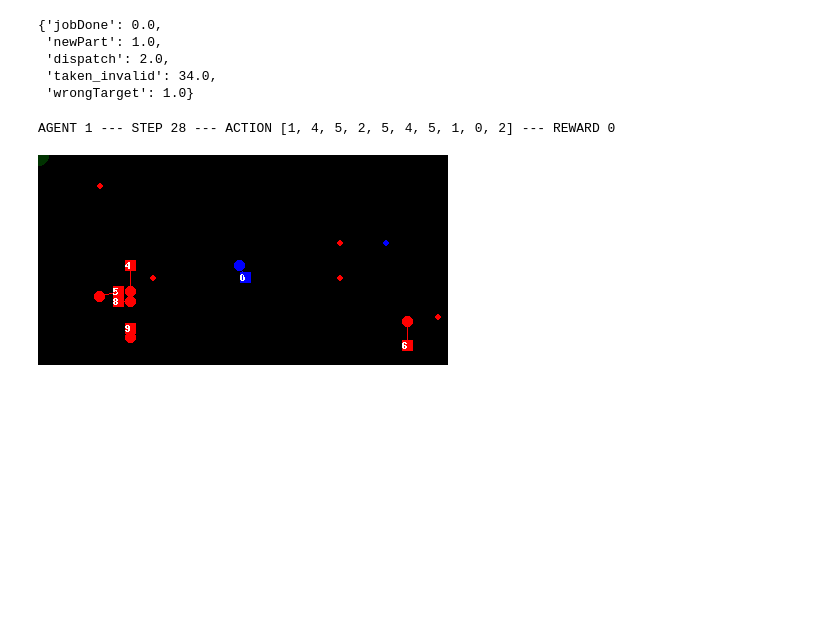
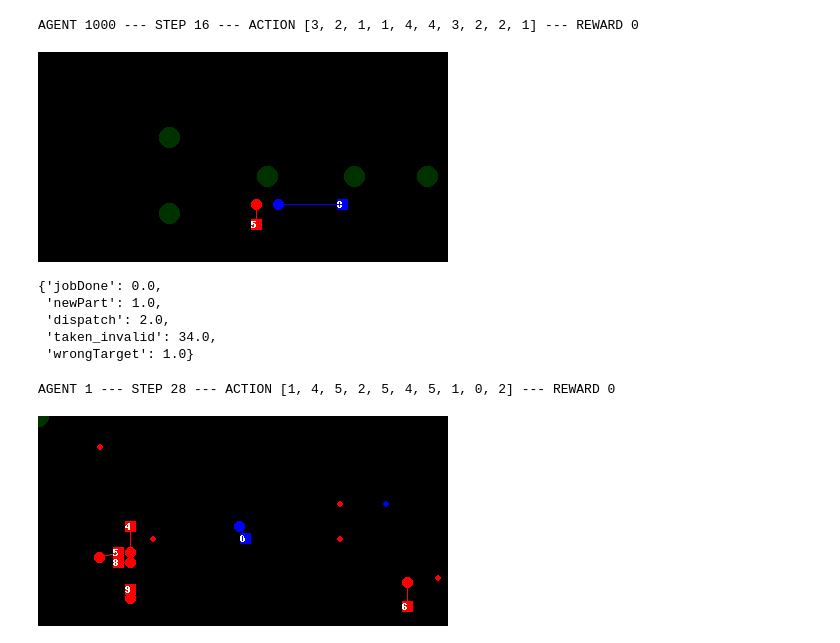
Before and after one commit to tobihoernchen/thesis, a Jupyter notebook: exploration/MiniMatrix/tests.ipynb, the cells around one changed output. Drawn from its saved outputs; the diff is of its cells as text; code cells hidden in the pictures; blank space fills up the shorter version.

```diff
--- a/exploration/MiniMatrix/tests.ipynb
+++ b/exploration/MiniMatrix/tests.ipynb
@@ -7,13 +8,15 @@ import numpy as np
 # %%
 env = Matrix(
-    model_path = "../../envs/Matrix.zip",
-    startport = 51146,
-    max_seconds = 5*60,
-    fleetsize = 6,
+    model_path = "../../envs/MiniMatrix.zip",
+    startport = 51140,
+    max_seconds = 60*60,
+    fleetsize = 2,
     max_fleetsize = 10,
-    pseudo_dispatcher = True,
-    pseudo_dispatcher_distance=0.1,
-    routing_agent_death= True,
+    pseudo_routing = True,
+    pseudo_dispatcher = False,
+    #pseudo_dispatcher_distance=0.1,
+    routing_agent_death= False,
+    #death_on_target = True,
     sim_config = dict(
         dispatch = True,
         routing_ma = True,
@@ -35,4 +38,4 @@ env = Matrix(
 # %%
 chk = RewardCheck(env)
 # %%
-chk.run(1, seed = 0, manual_agents=["0",])
+chk.run(1, seed = 1)
@@ -48,3 +56,8 @@ env.agent_behaviors["0"].stations
+# %%
+chk.replay("1000")
+# %% [output]
+AGENT 1000 --- STEP 16 --- ACTION [3, 2, 1, 1, 4, 4, 3, 2, 2, 1] --- REWARD 0
+[figure, added]
 # %%
 env.statistics
 # %% [output]
```
Also changed, not shown: parts of 4 cells of this notebook, 14 other files.
